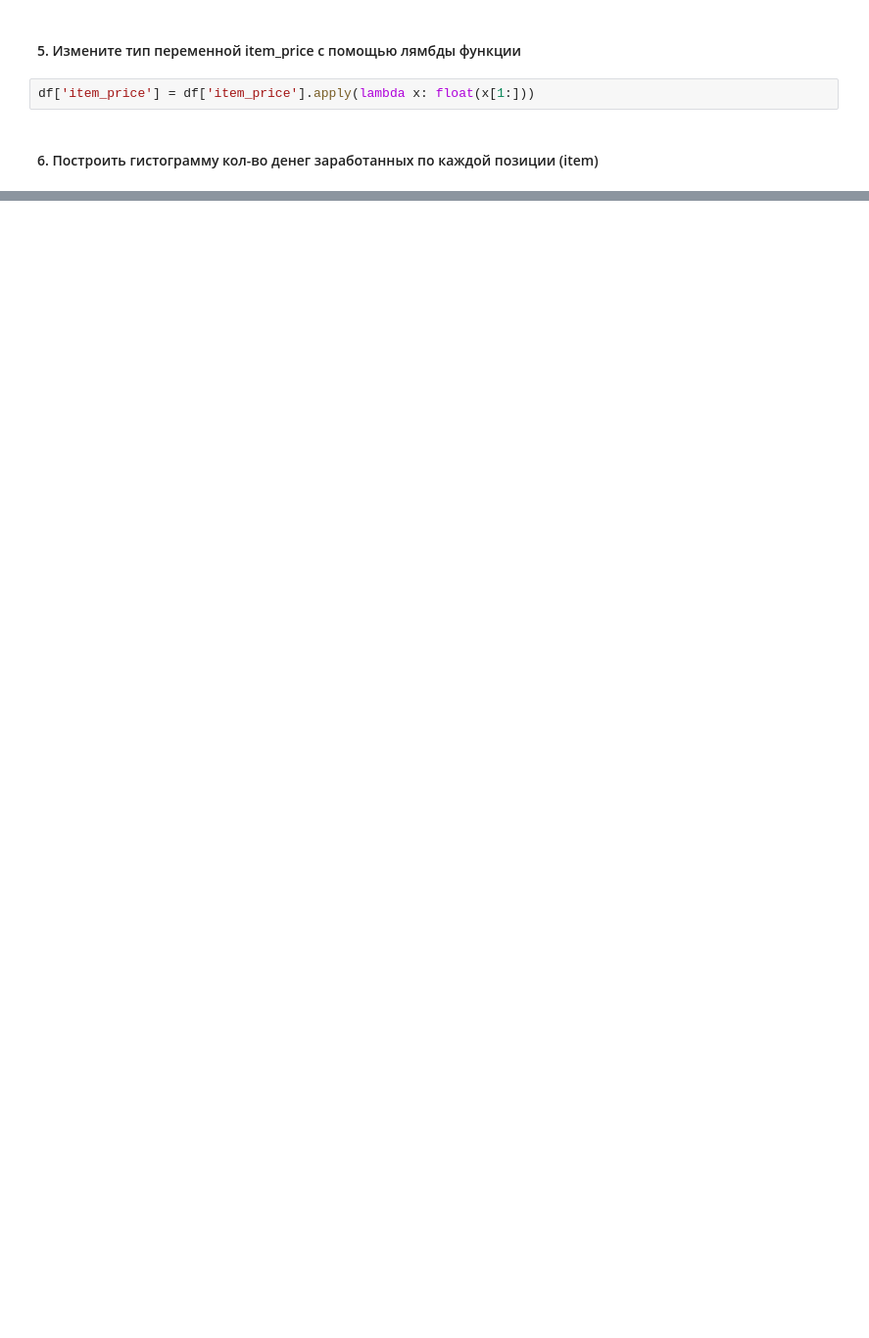
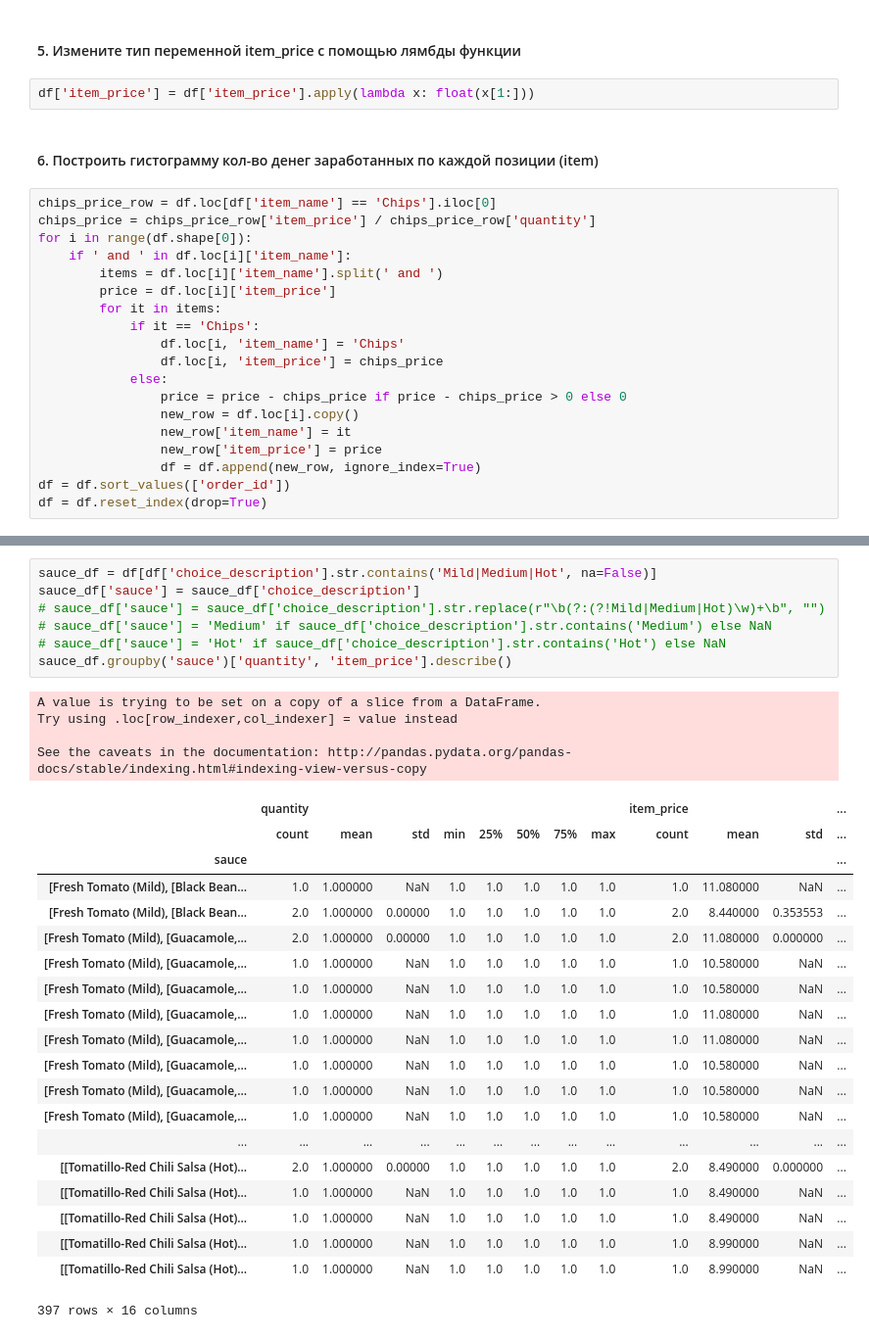
Before and after one commit to alinadmb/intelligent_systems, a Jupyter notebook: homework-1.ipynb, the cells around one changed output, grey strips where cells are left out. Shown at 98% size. Saved outputs shown, nothing was run; the diff lists cells and outputs as text; blank space fills up the shorter version.

Commit message:
added pandas 6-12

```diff
--- a/homework-1.ipynb
+++ b/homework-1.ipynb
@@ -42,3 +41,22 @@ df['item_name'].hist(figsize=(15,10), xrot=90, bins=unique_item_name, range=(0,u
 df['item_price'] = df['item_price'].apply(lambda x: float(x[1:]))
 # %% [markdown]
 #### 6. Построить гистограмму кол-во денег заработанных по каждой позиции (item)
+# %%
+chips_price_row = df.loc[df['item_name'] == 'Chips'].iloc[0]
+chips_price = chips_price_row['item_price'] / chips_price_row['quantity']
+for i in range(df.shape[0]):
+    if ' and ' in df.loc[i]['item_name']:
+        items = df.loc[i]['item_name'].split(' and ')
+        price = df.loc[i]['item_price']
+        for it in items:
+            if it == 'Chips':
+                df.loc[i, 'item_name'] = 'Chips'
+                df.loc[i, 'item_price'] = chips_price
+            else:
+                price = price - chips_price if price - chips_price > 0 else 0
+                new_row = df.loc[i].copy()
+                new_row['item_name'] = it
+                new_row['item_price'] = price
+                df = df.append(new_row, ignore_index=True)
+df = df.sort_values(['order_id'])
+df = df.reset_index(drop=True)
@@ -44,0 +103,32 @@ df['item_price'] = df['item_price'].apply(lambda x: float(x[1:]))
+# %%
+sauce_df = df[df['choice_description'].str.contains('Mild|Medium|Hot', na=False)]
+sauce_df['sauce'] = sauce_df['choice_description']
+# sauce_df['sauce'] = sauce_df['choice_description'].str.replace(r"\b(?:(?!Mild|Medium|Hot)\w)+\b", "")
+# sauce_df['sauce'] = 'Medium' if sauce_df['choice_description'].str.contains('Medium') else NaN
+# sauce_df['sauce'] = 'Hot' if sauce_df['choice_description'].str.contains('Hot') else NaN
+sauce_df.groupby('sauce')['quantity', 'item_price'].describe()
+# %% [output]
+A value is trying to be set on a copy of a slice from a DataFrame.
+Try using .loc[row_indexer,col_indexer] = value instead
+
+See the caveats in the documentation: http://pandas.pydata.org/pandas-docs/stable/indexing.html#indexing-view-versus-copy
+|  | quantity |  |  |  |  |  |  |  | item_price |  |  | ... |
+|  | count | mean | std | min | 25% | 50% | 75% | max | count | mean | std | ... |
+| sauce |  |  |  |  |  |  |  |  |  |  |  | ... |
+| [Fresh Tomato (Mild), [Black Bean... | 1.0 | 1.000000 | NaN | 1.0 | 1.0 | 1.0 | 1.0 | 1.0 | 1.0 | 11.080000 | NaN | ... |
+| [Fresh Tomato (Mild), [Black Bean... | 2.0 | 1.000000 | 0.00000 | 1.0 | 1.0 | 1.0 | 1.0 | 1.0 | 2.0 | 8.440000 | 0.353553 | ... |
+| [Fresh Tomato (Mild), [Guacamole,... | 2.0 | 1.000000 | 0.00000 | 1.0 | 1.0 | 1.0 | 1.0 | 1.0 | 2.0 | 11.080000 | 0.000000 | ... |
+| [Fresh Tomato (Mild), [Guacamole,... | 1.0 | 1.000000 | NaN | 1.0 | 1.0 | 1.0 | 1.0 | 1.0 | 1.0 | 10.580000 | NaN | ... |
+| [Fresh Tomato (Mild), [Guacamole,... | 1.0 | 1.000000 | NaN | 1.0 | 1.0 | 1.0 | 1.0 | 1.0 | 1.0 | 10.580000 | NaN | ... |
+| [Fresh Tomato (Mild), [Guacamole,... | 1.0 | 1.000000 | NaN | 1.0 | 1.0 | 1.0 | 1.0 | 1.0 | 1.0 | 11.080000 | NaN | ... |
+| [Fresh Tomato (Mild), [Guacamole,... | 1.0 | 1.000000 | NaN | 1.0 | 1.0 | 1.0 | 1.0 | 1.0 | 1.0 | 11.080000 | NaN | ... |
+| [Fresh Tomato (Mild), [Guacamole,... | 1.0 | 1.000000 | NaN | 1.0 | 1.0 | 1.0 | 1.0 | 1.0 | 1.0 | 10.580000 | NaN | ... |
+| [Fresh Tomato (Mild), [Guacamole,... | 1.0 | 1.000000 | NaN | 1.0 | 1.0 | 1.0 | 1.0 | 1.0 | 1.0 | 10.580000 | NaN | ... |
+| [Fresh Tomato (Mild), [Guacamole,... | 1.0 | 1.000000 | NaN | 1.0 | 1.0 | 1.0 | 1.0 | 1.0 | 1.0 | 10.580000 | NaN | ... |
+| ... | ... | ... | ... | ... | ... | ... | ... | ... | ... | ... | ... | ... |
+| [[Tomatillo-Red Chili Salsa (Hot)... | 2.0 | 1.000000 | 0.00000 | 1.0 | 1.0 | 1.0 | 1.0 | 1.0 | 2.0 | 8.490000 | 0.000000 | ... |
+| [[Tomatillo-Red Chili Salsa (Hot)... | 1.0 | 1.000000 | NaN | 1.0 | 1.0 | 1.0 | 1.0 | 1.0 | 1.0 | 8.490000 | NaN | ... |
+| [[Tomatillo-Red Chili Salsa (Hot)... | 1.0 | 1.000000 | NaN | 1.0 | 1.0 | 1.0 | 1.0 | 1.0 | 1.0 | 8.490000 | NaN | ... |
+| [[Tomatillo-Red Chili Salsa (Hot)... | 1.0 | 1.000000 | NaN | 1.0 | 1.0 | 1.0 | 1.0 | 1.0 | 1.0 | 8.990000 | NaN | ... |
+| [[Tomatillo-Red Chili Salsa (Hot)... | 1.0 | 1.000000 | NaN | 1.0 | 1.0 | 1.0 | 1.0 | 1.0 | 1.0 | 8.990000 | NaN | ... |
+397 rows × 16 columns
```
Also changed, not shown: parts of 17 cells of this notebook.
